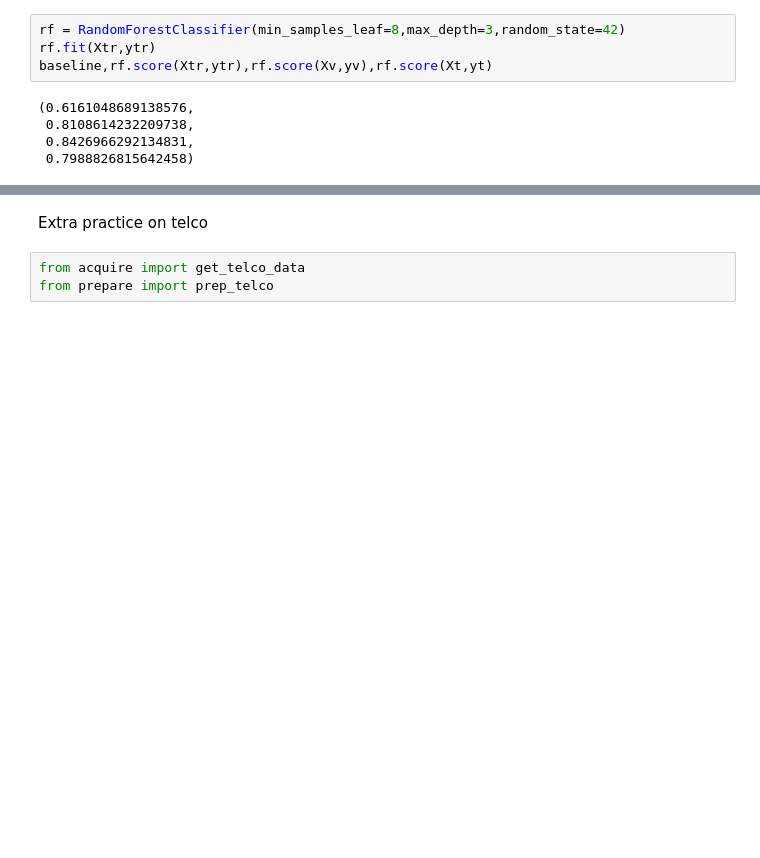
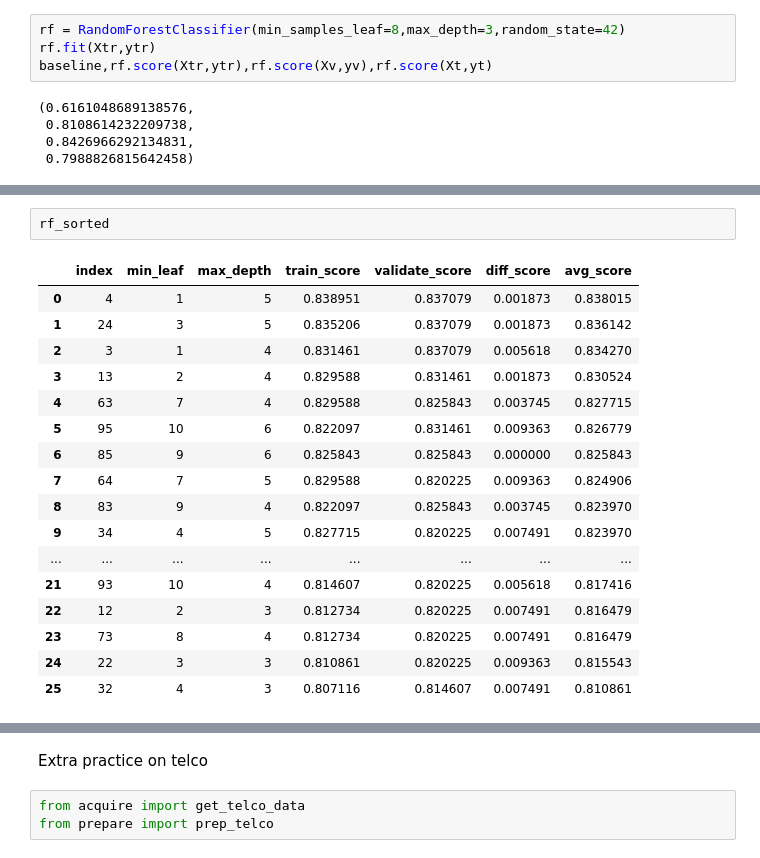
Before and after one commit to tkephart96/classification-exercises, a Jupyter notebook: random_forests.ipynb, the cells around one changed output, grey strips where cells are left out. Cells and saved outputs as stored; diff of their text form; blank space fills up the shorter version.

```diff
--- a/random_forests.ipynb
+++ b/random_forests.ipynb
@@ -250,0 +308,20 @@ baseline,rf.score(Xtr,ytr),rf.score(Xv,yv),rf.score(Xt,yt)
+# %%
+rf_sorted
+# %% [output]
+|  | index | min_leaf | max_depth | train_score | validate_score | diff_score | avg_score |
+| 0 | 4 | 1 | 5 | 0.838951 | 0.837079 | 0.001873 | 0.838015 |
+| 1 | 24 | 3 | 5 | 0.835206 | 0.837079 | 0.001873 | 0.836142 |
+| 2 | 3 | 1 | 4 | 0.831461 | 0.837079 | 0.005618 | 0.834270 |
+| 3 | 13 | 2 | 4 | 0.829588 | 0.831461 | 0.001873 | 0.830524 |
+| 4 | 63 | 7 | 4 | 0.829588 | 0.825843 | 0.003745 | 0.827715 |
+| 5 | 95 | 10 | 6 | 0.822097 | 0.831461 | 0.009363 | 0.826779 |
+| 6 | 85 | 9 | 6 | 0.825843 | 0.825843 | 0.000000 | 0.825843 |
+| 7 | 64 | 7 | 5 | 0.829588 | 0.820225 | 0.009363 | 0.824906 |
+| 8 | 83 | 9 | 4 | 0.822097 | 0.825843 | 0.003745 | 0.823970 |
+| 9 | 34 | 4 | 5 | 0.827715 | 0.820225 | 0.007491 | 0.823970 |
+| ... | ... | ... | ... | ... | ... | ... | ... |
+| 21 | 93 | 10 | 4 | 0.814607 | 0.820225 | 0.005618 | 0.817416 |
+| 22 | 12 | 2 | 3 | 0.812734 | 0.820225 | 0.007491 | 0.816479 |
+| 23 | 73 | 8 | 4 | 0.812734 | 0.820225 | 0.007491 | 0.816479 |
+| 24 | 22 | 3 | 3 | 0.810861 | 0.820225 | 0.009363 | 0.815543 |
+| 25 | 32 | 4 | 3 | 0.807116 | 0.814607 | 0.007491 | 0.810861 |
```
Also changed, not shown: parts of 17 cells of this notebook.
